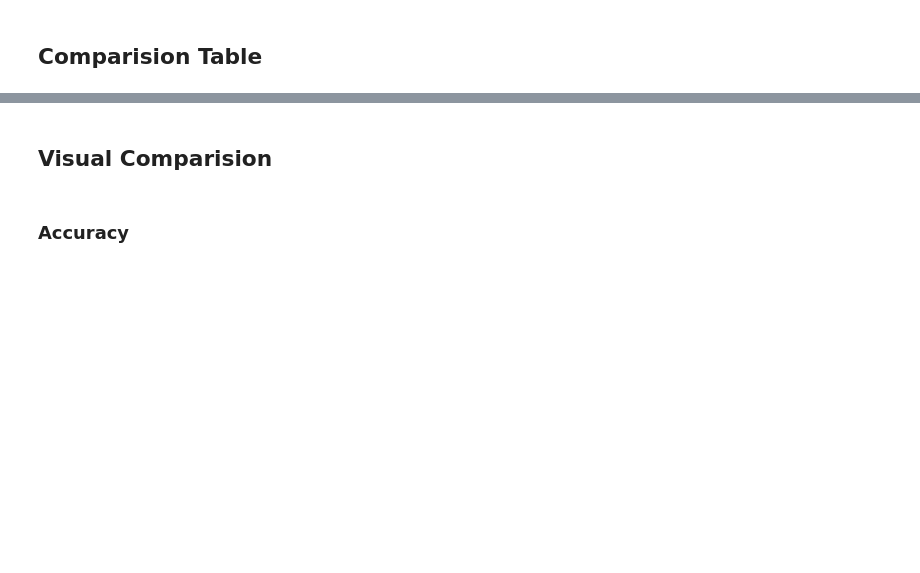
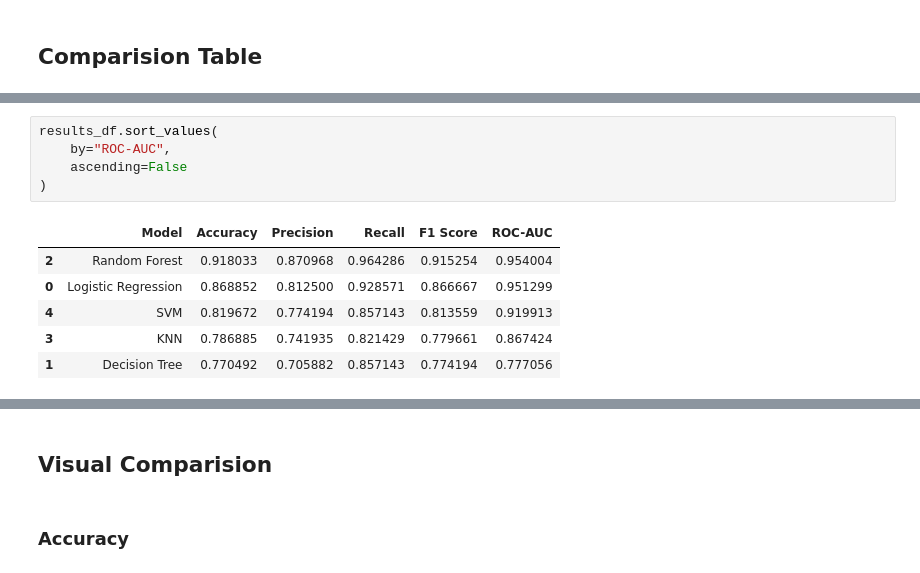
Before and after one commit to sanmijingbrahma/heart-disease-prediction-ai, a Jupyter notebook: notebooks/05_baseline_models.ipynb, the cells around one changed output, grey strips where cells are left out. Drawn from its saved outputs; the diff is of its cells as text; blank space fills up the shorter version.

```diff
--- a/notebooks/05_baseline_models.ipynb
+++ b/notebooks/05_baseline_models.ipynb
@@ -161,0 +171,12 @@ results_df.sort_values(
+# %%
+results_df.sort_values(
+    by="ROC-AUC",
+    ascending=False
+)
+# %% [output]
+|  | Model | Accuracy | Precision | Recall | F1 Score | ROC-AUC |
+| 2 | Random Forest | 0.918033 | 0.870968 | 0.964286 | 0.915254 | 0.954004 |
+| 0 | Logistic Regression | 0.868852 | 0.812500 | 0.928571 | 0.866667 | 0.951299 |
+| 4 | SVM | 0.819672 | 0.774194 | 0.857143 | 0.813559 | 0.919913 |
+| 3 | KNN | 0.786885 | 0.741935 | 0.821429 | 0.779661 | 0.867424 |
+| 1 | Decision Tree | 0.770492 | 0.705882 | 0.857143 | 0.774194 | 0.777056 |
```
Also changed, not shown: parts of 10 cells of this notebook.
